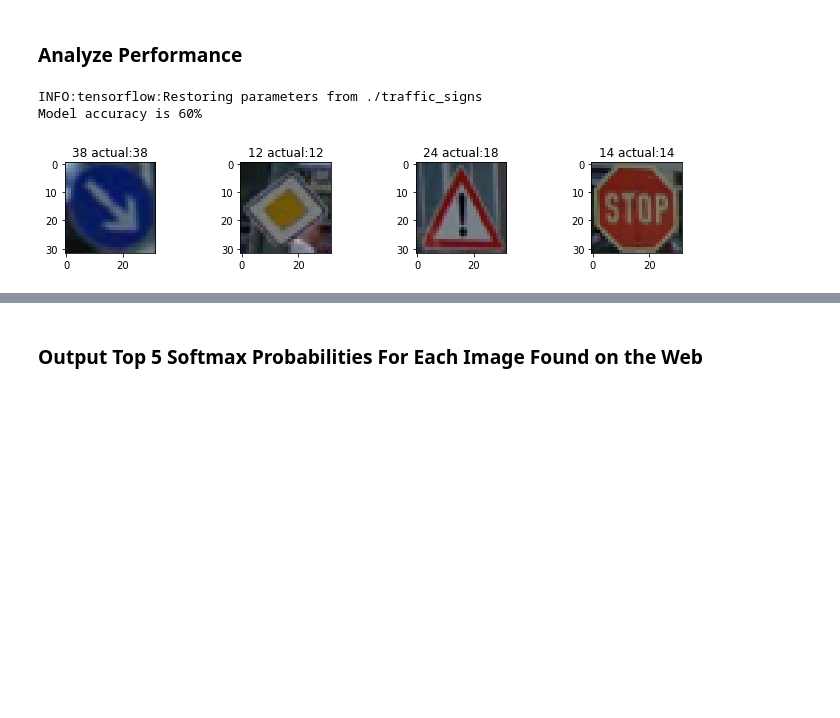
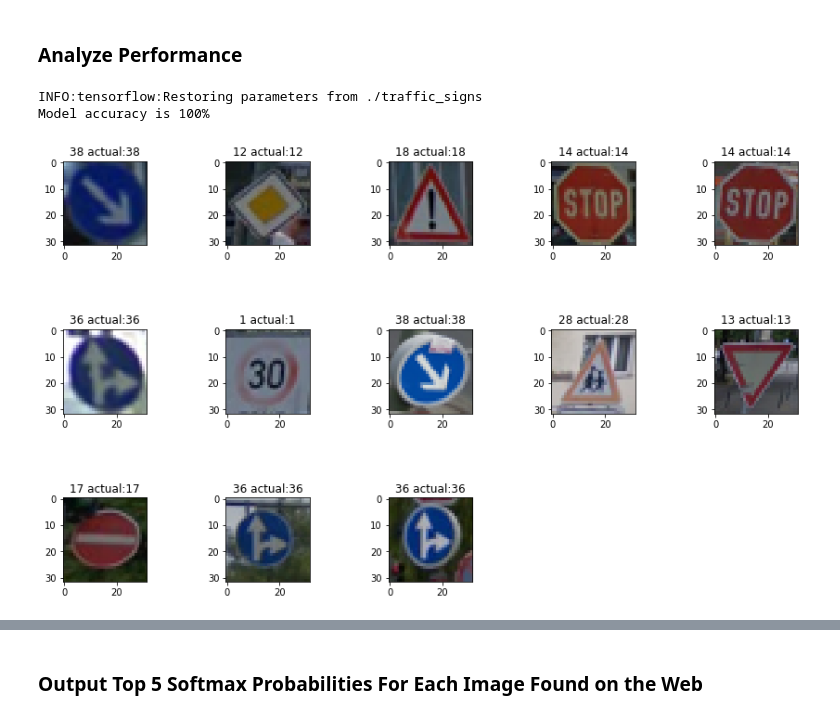
Before and after one commit to greenfield932/CarND-Traffic-Sign-Classifier-Project, a Jupyter notebook: Traffic_Sign_Classifier.ipynb, the cells around one changed output, grey strips where cells are left out. Cells and saved outputs as stored; diff of their text form; code cells hidden in the pictures; blank space fills up the shorter version.

```diff
--- a/Traffic_Sign_Classifier.ipynb
+++ b/Traffic_Sign_Classifier.ipynb
@@ -376,7 +536,7 @@ A validation set can be used to assess how well the model is performing. A low a
 sets imply underfitting. A high accuracy on the training set but low accuracy on the validation set implies overfitting.
 # %%
 BATCH_SIZE=128
-EPOCHS=100
+EPOCHS=10
 # %%
 #Model evaluation during training
 correct_prediction = tf.equal(tf.argmax(logits, 1), tf.argmax(one_hot_y, 1))
@@ -409,10 +569,10 @@ with tf.Session() as sess:
     #print("Training...")
     #print(num_examples)
     for i in range(EPOCHS):
-        X_train_norm, y_train = shuffle(X_train_norm, y_train)
+        X_train_norm, y_train_ex = shuffle(X_train_norm, y_train_ex)
         for offset in range(0, num_examples, BATCH_SIZE):
             end = offset + BATCH_SIZE
-            batch_x, batch_y = X_train_norm[offset:end], y_train[offset:end]
+            batch_x, batch_y = X_train_norm[offset:end], y_train_ex[offset:end]
             sess.run(training_operation, feed_dict={x: batch_x, y: batch_y})
             evaluate
         validation_accuracy = evaluate(X_valid_norm, y_valid)
@@ -455,0 +616,7 @@ plt.show()
+# %%
+
+with tf.Session() as sess:
+
+    saver.restore(sess, tf.train.latest_checkpoint('.'))
+    test_accuracy = evaluate(X_test_norm, y_test)
+    print("Test accuracy:", test_accuracy)
@@ -486,7 +656,7 @@ for line in unseen_csv:
 
 fig = plt.figure(figsize = (15,15))
 plt.subplots_adjust(wspace = 0.3, hspace = 1)
-for idx in range(0,len(unseen_images)-1):
+for idx in range(0,len(unseen_images)):
     id = unseen_truth[idx]
     image = unseen_images[idx]
     plt2 = fig.add_subplot(5,5,idx+1)
@@ -516,7 +686,8 @@ unseen_images_norm = preprocessDataSet(unseen_images)
 import random
 #idxs = random.sample(range(0, unseen_size-1), 5)
 #for idx in idxs:
-test_idxs=[0,1,2,3,4]
+#test_idxs = [0,1,2,3,4]
+test_idxs=range(0, len(unseen_images))
 test_images = []
 for idx in test_idxs:
     test_images.append(unseen_images_norm[idx])
@@ -531,36 +702,36 @@ with tf.Session() as sess:
     feed_dict={x: test_images}
     best = sess.run([prediction],feed_dict)
 
 fig = plt.figure(figsize = (15,15))
 plt.subplots_adjust(wspace = 0.3, hspace = 1)
-for i in range(0,test_size-1):
+for i in range(0,test_size):
     idx = test_idxs[i]
     id = unseen_truth[idx]
     image = unseen_images[idx]
     plt2 = fig.add_subplot(5,5,idx+1)
     plt2.imshow(image)
     name = str(id2label[id])
     MaxTitlesize = 22
     if len(name)>MaxTitlesize:
         name = name[:MaxTitlesize] + "\n"+name[MaxTitlesize:]
     #print(best[0])
     if best[0][i] == id:
         truth_count+=1
     title = str(best[0][i])+" actual:"+str(id)
     #print(title)
     plt.title(title)
     #plt.title(str(id) +": "+ name+"\nprediction:"+best[i], fontsize=12)
     #print(image.shape)
 print("Model accuracy is {:.0f}%".format(truth_count/test_size*100))
 #with tf.Session() as sess:
 #    saver.restore(sess, tf.train.latest_checkpoint('.'))
 #
 #    test_accuracy = evaluate(unseen_images_norm, unseen_truth)
 #    print("Test Accuracy = {:.3f}".format(test_accuracy))
 # %% [output]
 INFO:tensorflow:Restoring parameters from ./traffic_signs
-Model accuracy is 60%
+Model accuracy is 100%
-[figure, old version]
+[figure, new version]
 # %%
 #analyze precision and recall for each traffic sign
 raw_predictions = tf.argmax(logits, 1)
```
Also changed, not shown: parts of 15 cells of this notebook, 6 other files.
